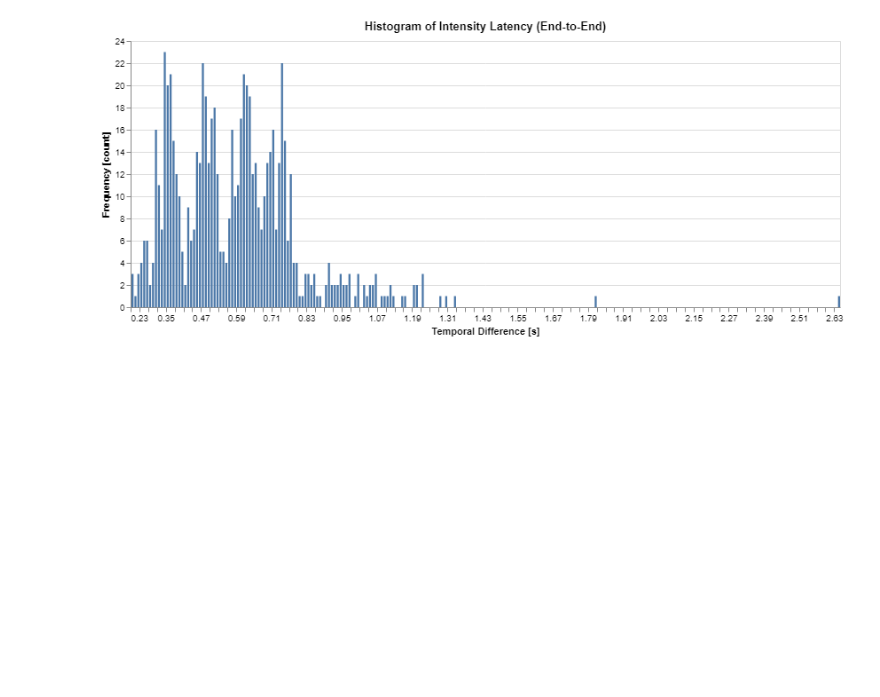
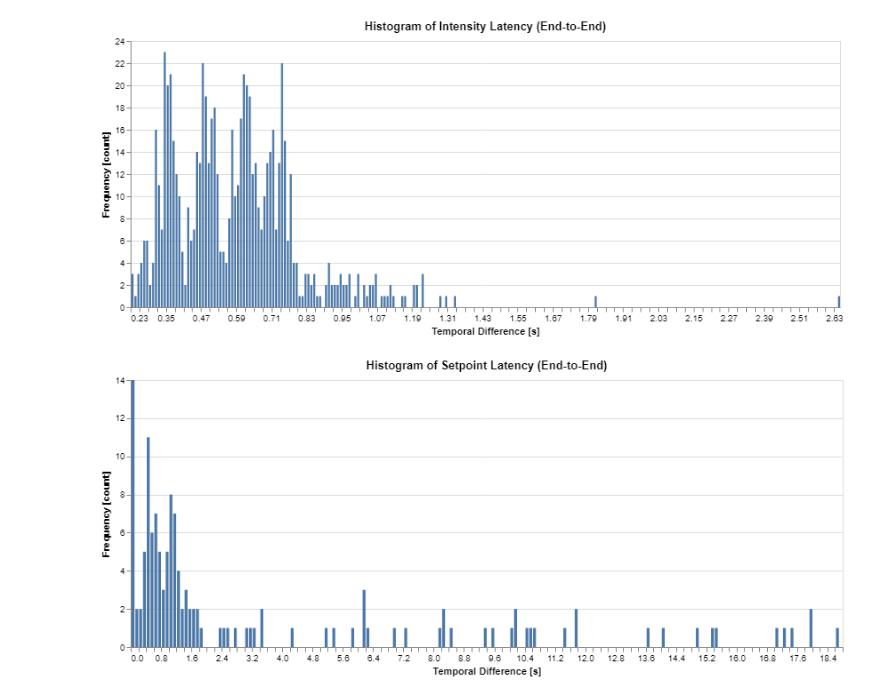
Before and after one commit to emiljohansen/IoT-F20-Project, a Jupyter notebook: evalutation/plotting/Notebook.ipynb, the cells around one changed output. Cells and saved outputs as stored; diff of their text form; code cells hidden in the pictures; blank space fills up the shorter version.

Commit message:
Setpoint delay

```diff
--- a/evalutation/plotting/Notebook.ipynb
+++ b/evalutation/plotting/Notebook.ipynb
@@ -60,3 +60,22 @@ alt.Chart(intensity_delays).mark_bar(
 )
 # %% [output]
 [figure]
+# %%
+%config IPCompleter.greedy=True
+import pandas as pd
+import altair as alt
+
+setpoint_delays = pd.read_csv('setpoint_delays.csv')
+
+alt.Chart(setpoint_delays).mark_bar(
+                                                 ).transform_calculate(
+    x='datum.LogTime - datum.CommandTime'
+).encode(
+    alt.X('x:Q', bin=alt.Bin(step=0.1), title='Temporal Difference [s]'),
+    alt.Y('count()', title='Frequency [count]'),
+).properties(
+    width=800,
+    title='Histogram of Setpoint Latency (End-to-End)'
+)
+# %% [output]
+[figure, added]
```
Also changed, not shown: 2 other files.
